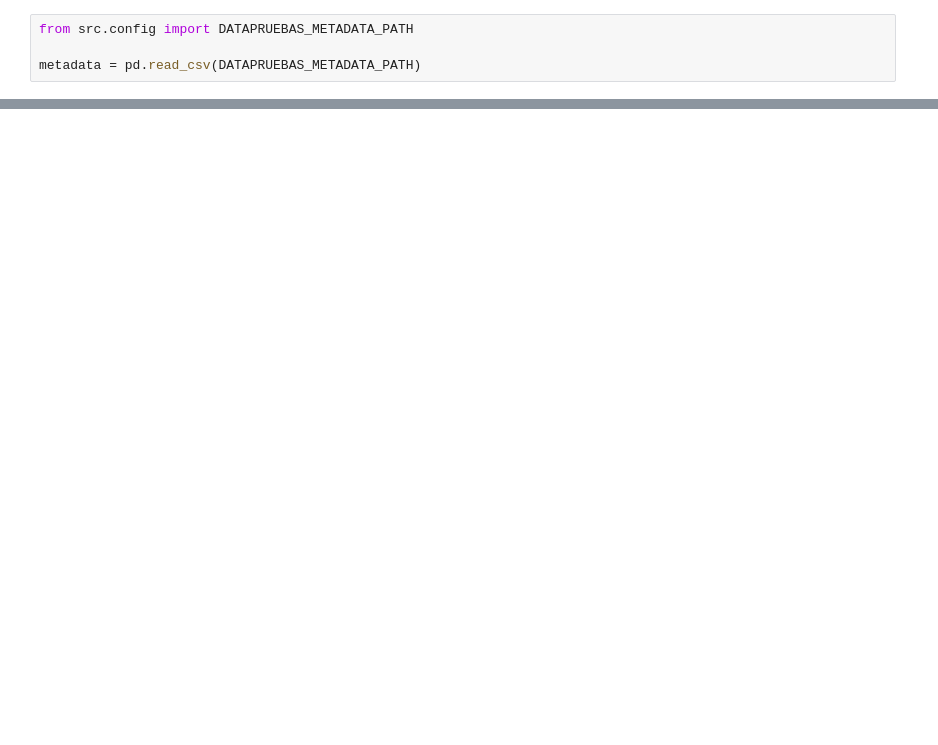
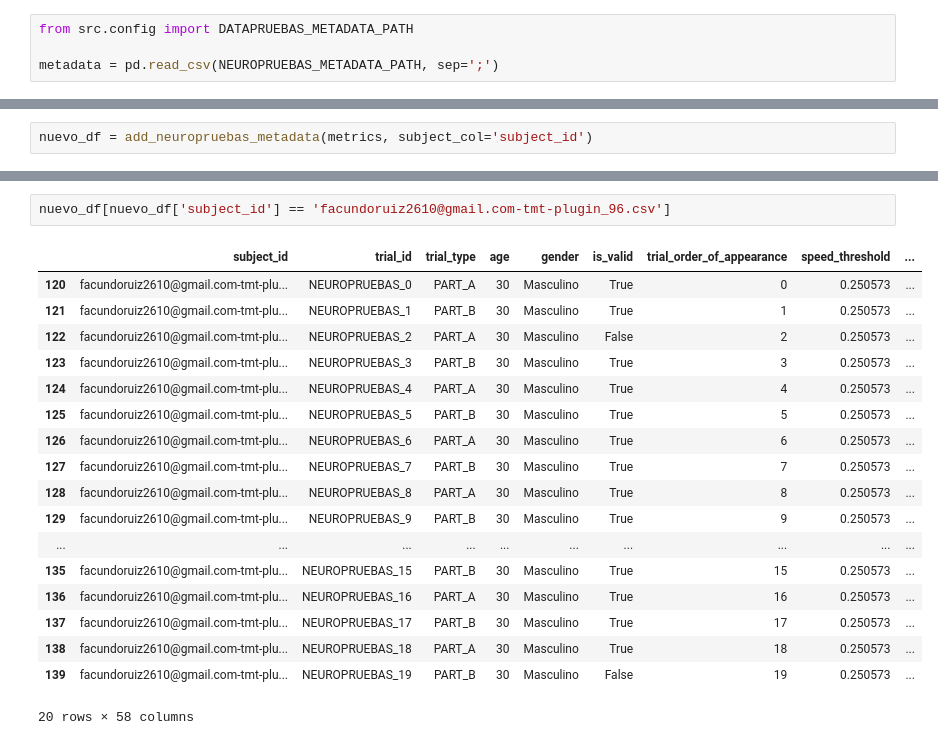
Before and after one commit to gianluca-capelo/datapruebas_analysis, a Jupyter notebook: notebooks/metadata_test.ipynb, the cells around one changed output, grey strips where cells are left out. Cells and saved outputs as stored; diff of their text form; blank space fills up the shorter version.

```diff
--- a/notebooks/metadata_test.ipynb
+++ b/notebooks/metadata_test.ipynb
@@ -36,4 +24,4 @@ df2.head()
 # %%
 from src.config import DATAPRUEBAS_METADATA_PATH
 
-metadata = pd.read_csv(DATAPRUEBAS_METADATA_PATH)
+metadata = pd.read_csv(NEUROPRUEBAS_METADATA_PATH, sep=';')
@@ -46,0 +153,2 @@ Index(['Id sujeto', 'Id ejecucion', 'Estado', 'Fecha de nacimiento', 'Género',
+# %%
+nuevo_df = add_neuropruebas_metadata(metrics, subject_col='subject_id')
@@ -46,0 +163,21 @@ Index(['Id sujeto', 'Id ejecucion', 'Estado', 'Fecha de nacimiento', 'Género',
+# %%
+nuevo_df[nuevo_df['subject_id'] == 'facundoruiz2610@gmail.com-tmt-plugin_96.csv']
+# %% [output]
+|  | subject_id | trial_id | trial_type | age | gender | is_valid | trial_order_of_appearance | speed_threshold | ... |
+| 120 | facundoruiz2610@gmail.com-tmt-plu... | NEUROPRUEBAS_0 | PART_A | 30 | Masculino | True | 0 | 0.250573 | ... |
+| 121 | facundoruiz2610@gmail.com-tmt-plu... | NEUROPRUEBAS_1 | PART_B | 30 | Masculino | True | 1 | 0.250573 | ... |
+| 122 | facundoruiz2610@gmail.com-tmt-plu... | NEUROPRUEBAS_2 | PART_A | 30 | Masculino | False | 2 | 0.250573 | ... |
+| 123 | facundoruiz2610@gmail.com-tmt-plu... | NEUROPRUEBAS_3 | PART_B | 30 | Masculino | True | 3 | 0.250573 | ... |
+| 124 | facundoruiz2610@gmail.com-tmt-plu... | NEUROPRUEBAS_4 | PART_A | 30 | Masculino | True | 4 | 0.250573 | ... |
+| 125 | facundoruiz2610@gmail.com-tmt-plu... | NEUROPRUEBAS_5 | PART_B | 30 | Masculino | True | 5 | 0.250573 | ... |
+| 126 | facundoruiz2610@gmail.com-tmt-plu... | NEUROPRUEBAS_6 | PART_A | 30 | Masculino | True | 6 | 0.250573 | ... |
+| 127 | facundoruiz2610@gmail.com-tmt-plu... | NEUROPRUEBAS_7 | PART_B | 30 | Masculino | True | 7 | 0.250573 | ... |
+| 128 | facundoruiz2610@gmail.com-tmt-plu... | NEUROPRUEBAS_8 | PART_A | 30 | Masculino | True | 8 | 0.250573 | ... |
+| 129 | facundoruiz2610@gmail.com-tmt-plu... | NEUROPRUEBAS_9 | PART_B | 30 | Masculino | True | 9 | 0.250573 | ... |
+| ... | ... | ... | ... | ... | ... | ... | ... | ... | ... |
+| 135 | facundoruiz2610@gmail.com-tmt-plu... | NEUROPRUEBAS_15 | PART_B | 30 | Masculino | True | 15 | 0.250573 | ... |
+| 136 | facundoruiz2610@gmail.com-tmt-plu... | NEUROPRUEBAS_16 | PART_A | 30 | Masculino | True | 16 | 0.250573 | ... |
+| 137 | facundoruiz2610@gmail.com-tmt-plu... | NEUROPRUEBAS_17 | PART_B | 30 | Masculino | True | 17 | 0.250573 | ... |
+| 138 | facundoruiz2610@gmail.com-tmt-plu... | NEUROPRUEBAS_18 | PART_A | 30 | Masculino | True | 18 | 0.250573 | ... |
+| 139 | facundoruiz2610@gmail.com-tmt-plu... | NEUROPRUEBAS_19 | PART_B | 30 | Masculino | False | 19 | 0.250573 | ... |
+20 rows × 58 columns
```
Also changed, not shown: parts of 10 cells of this notebook, 3 other files.
